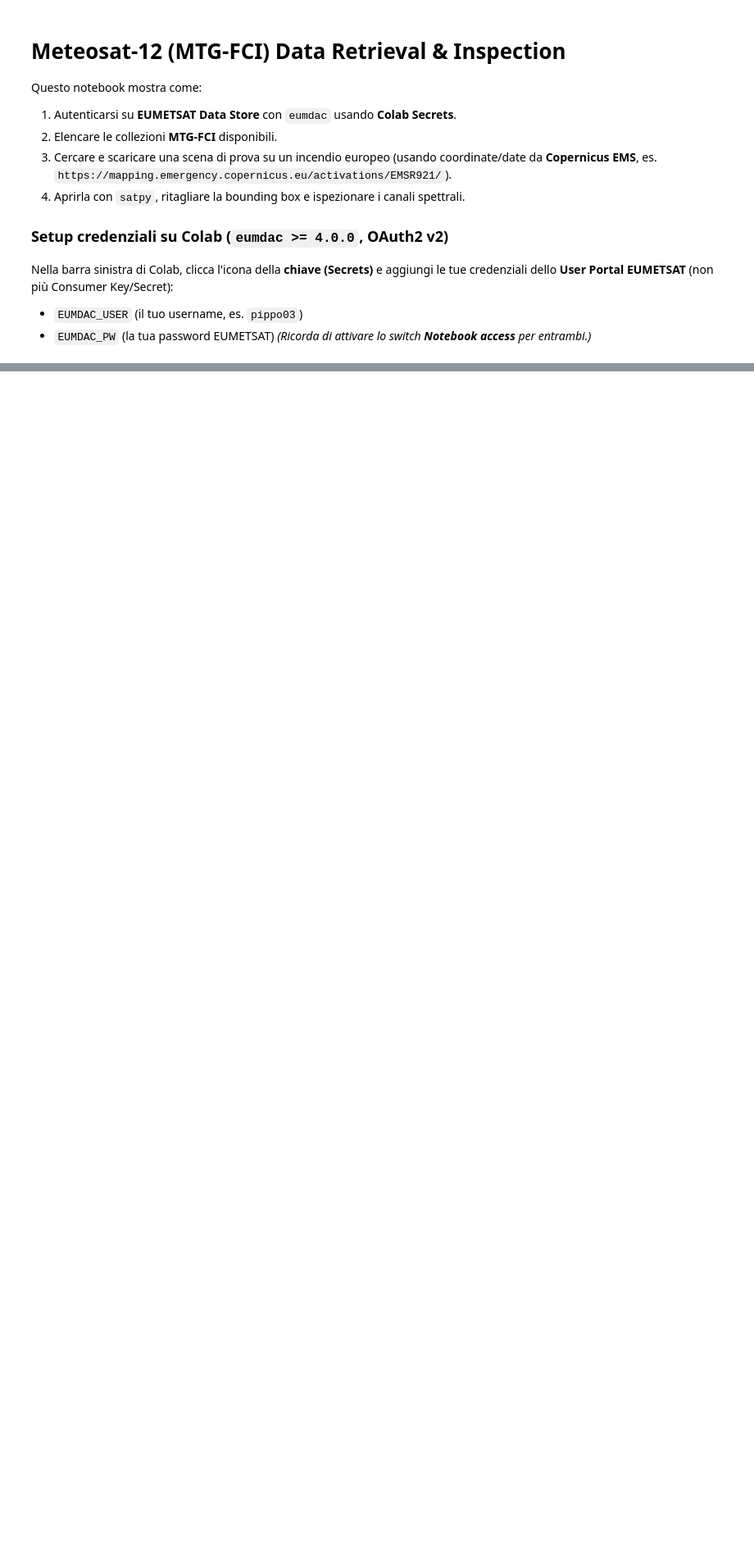
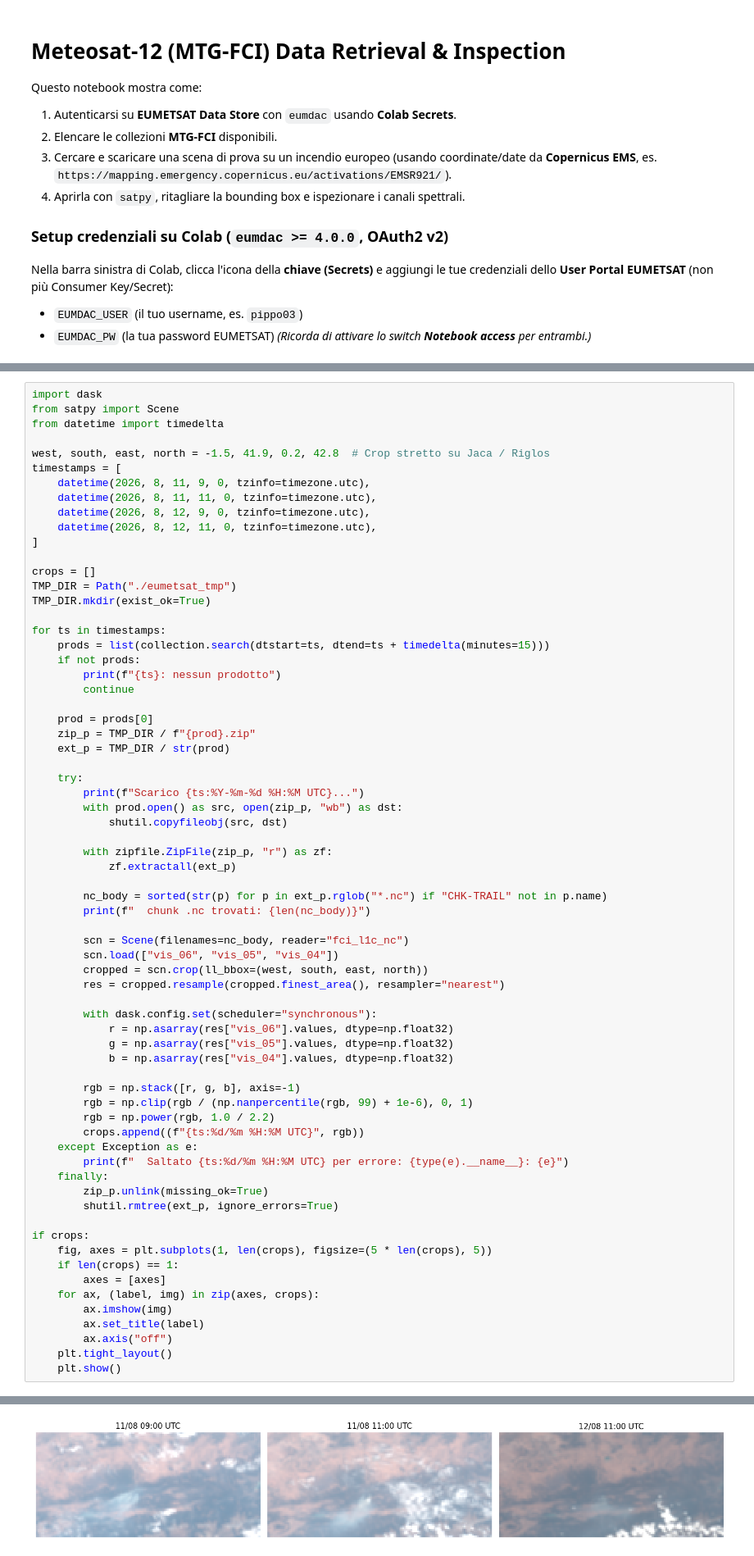
Before and after one commit to adsp-polito/2026-P14-LINKS_ADSP-Wildfire_Smoke_Segmentation, a Jupyter notebook: notebooks/eumetsat_mtg_retrieval.ipynb, the cells around one changed output, grey strips where cells are left out. Shown at 82% size. Cells and saved outputs as stored; diff of their text form; blank space fills up the shorter version.

Commit message:
Update EUMETSAT retrieval notebook with Colab outputs and EMSR921 smoke check

```diff
--- a/notebooks/eumetsat_mtg_retrieval.ipynb
+++ b/notebooks/eumetsat_mtg_retrieval.ipynb
@@ -146,0 +192,69 @@ if all(c in target_channels for c in ["vis_06", "vis_05", "vis_04", "vis_08"]):
+# %%
+import dask
+from satpy import Scene
+from datetime import timedelta
+
+west, south, east, north = -1.5, 41.9, 0.2, 42.8  # Crop stretto su Jaca / Riglos
+timestamps = [
+    datetime(2026, 8, 11, 9, 0, tzinfo=timezone.utc),
+    datetime(2026, 8, 11, 11, 0, tzinfo=timezone.utc),
+    datetime(2026, 8, 12, 9, 0, tzinfo=timezone.utc),
+    datetime(2026, 8, 12, 11, 0, tzinfo=timezone.utc),
+]
+
+crops = []
+TMP_DIR = Path("./eumetsat_tmp")
+TMP_DIR.mkdir(exist_ok=True)
+
+for ts in timestamps:
+    prods = list(collection.search(dtstart=ts, dtend=ts + timedelta(minutes=15)))
+    if not prods:
+        print(f"{ts}: nessun prodotto")
+        continue
+
+    prod = prods[0]
+    zip_p = TMP_DIR / f"{prod}.zip"
+    ext_p = TMP_DIR / str(prod)
+
+    try:
+        print(f"Scarico {ts:%Y-%m-%d %H:%M UTC}...")
+        with prod.open() as src, open(zip_p, "wb") as dst:
+            shutil.copyfileobj(src, dst)
+
+        with zipfile.ZipFile(zip_p, "r") as zf:
+            zf.extractall(ext_p)
+
+        nc_body = sorted(str(p) for p in ext_p.rglob("*.nc") if "CHK-TRAIL" not in p.name)
+        print(f"  chunk .nc trovati: {len(nc_body)}")
+
+        scn = Scene(filenames=nc_body, reader="fci_l1c_nc")
+        scn.load(["vis_06", "vis_05", "vis_04"])
+        cropped = scn.crop(ll_bbox=(west, south, east, north))
+        res = cropped.resample(cropped.finest_area(), resampler="nearest")
+
+        with dask.config.set(scheduler="synchronous"):
+            r = np.asarray(res["vis_06"].values, dtype=np.float32)
+            g = np.asarray(res["vis_05"].values, dtype=np.float32)
+            b = np.asarray(res["vis_04"].values, dtype=np.float32)
+
+        rgb = np.stack([r, g, b], axis=-1)
+        rgb = np.clip(rgb / (np.nanpercentile(rgb, 99) + 1e-6), 0, 1)
+        rgb = np.power(rgb, 1.0 / 2.2)
+        crops.append((f"{ts:%d/%m %H:%M UTC}", rgb))
+    except Exception as e:
+        print(f"  Saltato {ts:%d/%m %H:%M UTC} per errore: {type(e).__name__}: {e}")
+    finally:
+        zip_p.unlink(missing_ok=True)
+        shutil.rmtree(ext_p, ignore_errors=True)
+
+if crops:
+    fig, axes = plt.subplots(1, len(crops), figsize=(5 * len(crops), 5))
+    if len(crops) == 1:
+        axes = [axes]
+    for ax, (label, img) in zip(axes, crops):
+        ax.imshow(img)
+        ax.set_title(label)
+        ax.axis("off")
+    plt.tight_layout()
+    plt.show()
+# %% [output]
@@ -146,0 +268 @@ if all(c in target_channels for c in ["vis_06", "vis_05", "vis_04", "vis_08"]):
+[figure, added]
```
Also changed, not shown: parts of 9 cells of this notebook.
